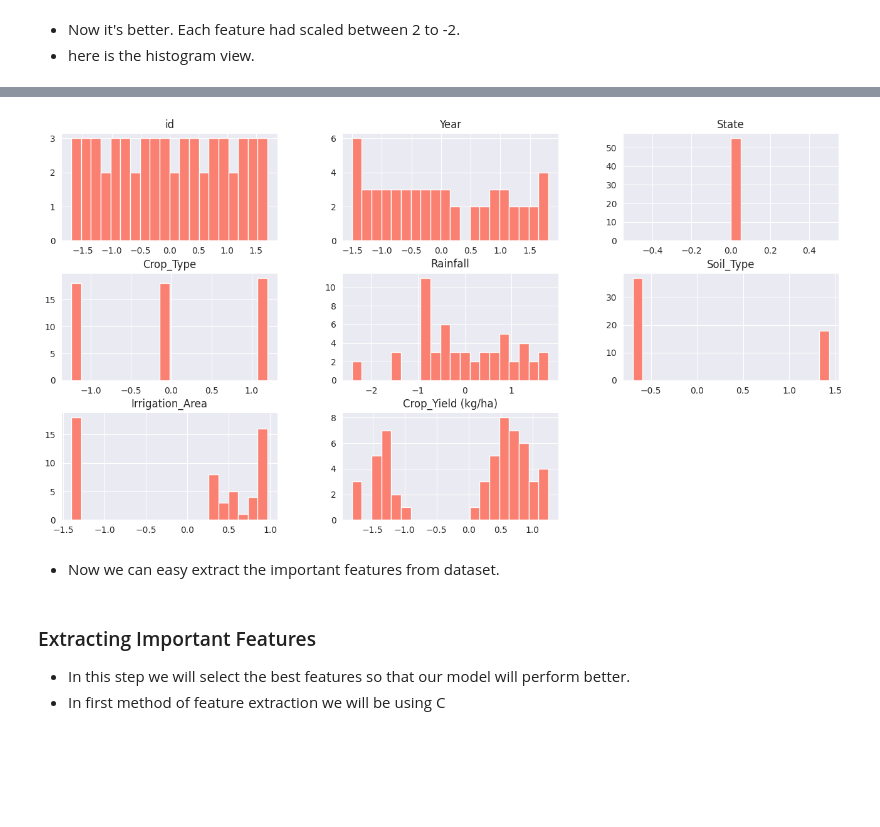
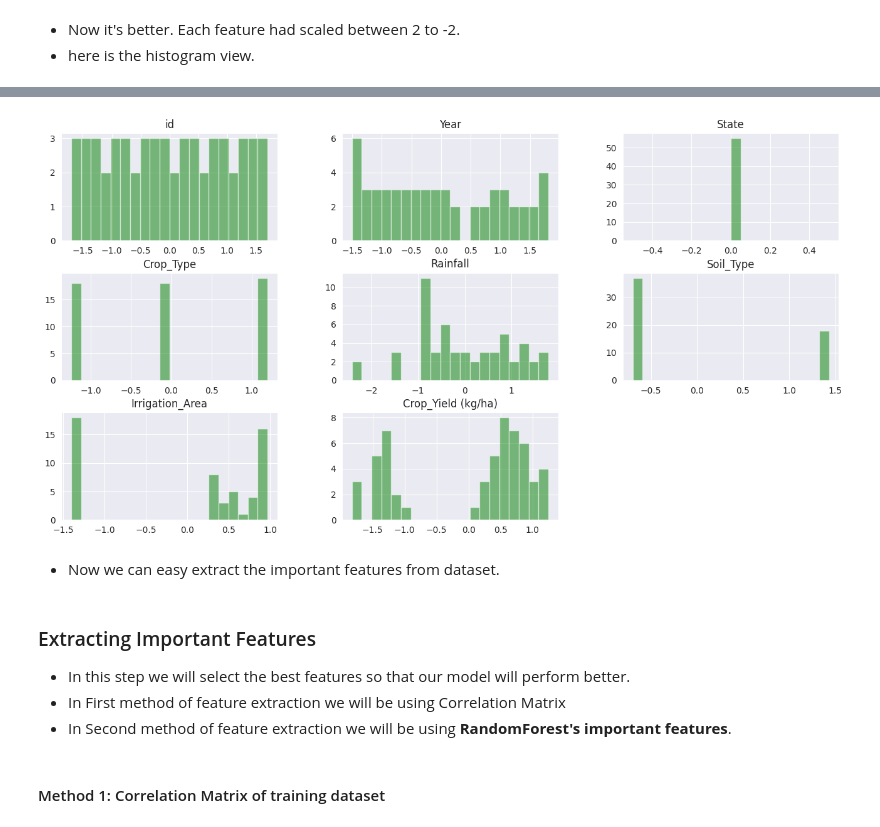
Before and after one commit to Sakib-Dalal/Innovative-AI-Challenge-2024, a Jupyter notebook: Notebook/main_notebook.ipynb, the cells around one changed output, grey strips where cells are left out. Drawn from its saved outputs; the diff is of its cells as text; code cells hidden in the pictures; blank space fills up the shorter version.

```diff
--- a/Notebook/main_notebook.ipynb
+++ b/Notebook/main_notebook.ipynb
@@ -432,11 +451,14 @@ plt.show()
 # %%
-train_cp_df.hist(figsize=(16, 8), bins=20, color=["salmon"])
+train_cp_df.hist(figsize=(16, 8), bins=20, color="Green", alpha=0.5)
 plt.show()
 # %% [output]
-[figure, old version]
+[figure, new version]
 # %% [markdown]
 - Now we can easy extract the important features from dataset.
 # %% [markdown]
 ### Extracting Important Features
 - In this step we will select the best features so that our model will perform better.
-- In first method of feature extraction we will be using C
+- In First method of feature extraction we will be using Correlation Matrix
+- In Second method of feature extraction we will be using **RandomForest's important features**.
+# %% [markdown]
+#### Method 1: Correlation Matrix of training dataset
```
Also changed, not shown: parts of 20 cells of this notebook.
